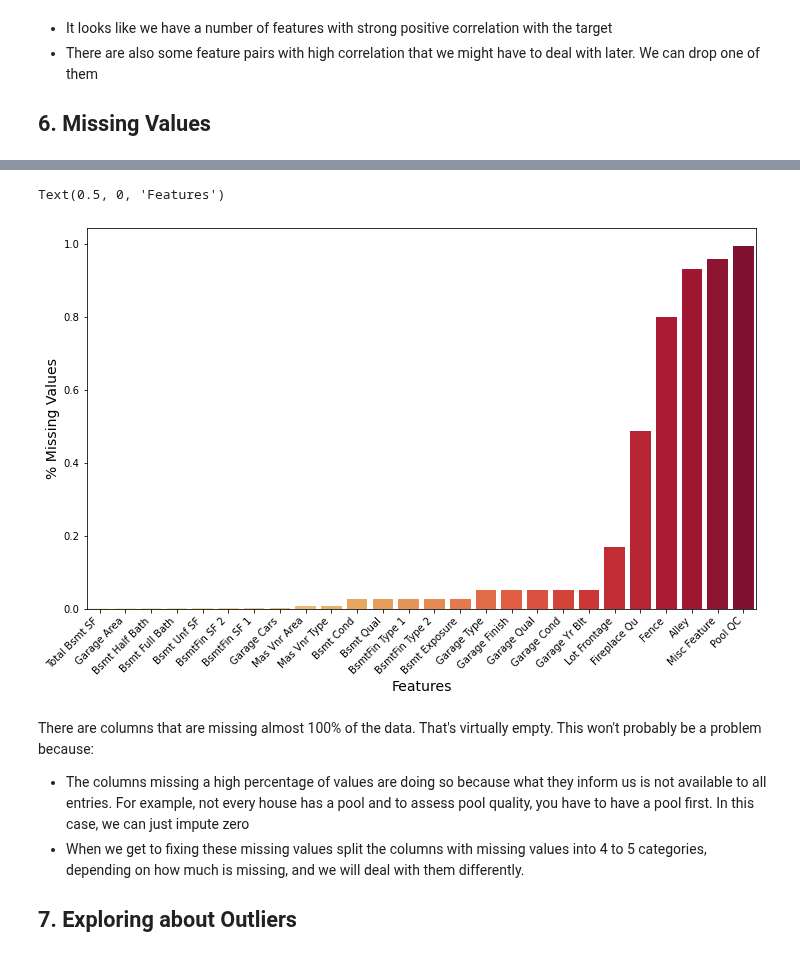
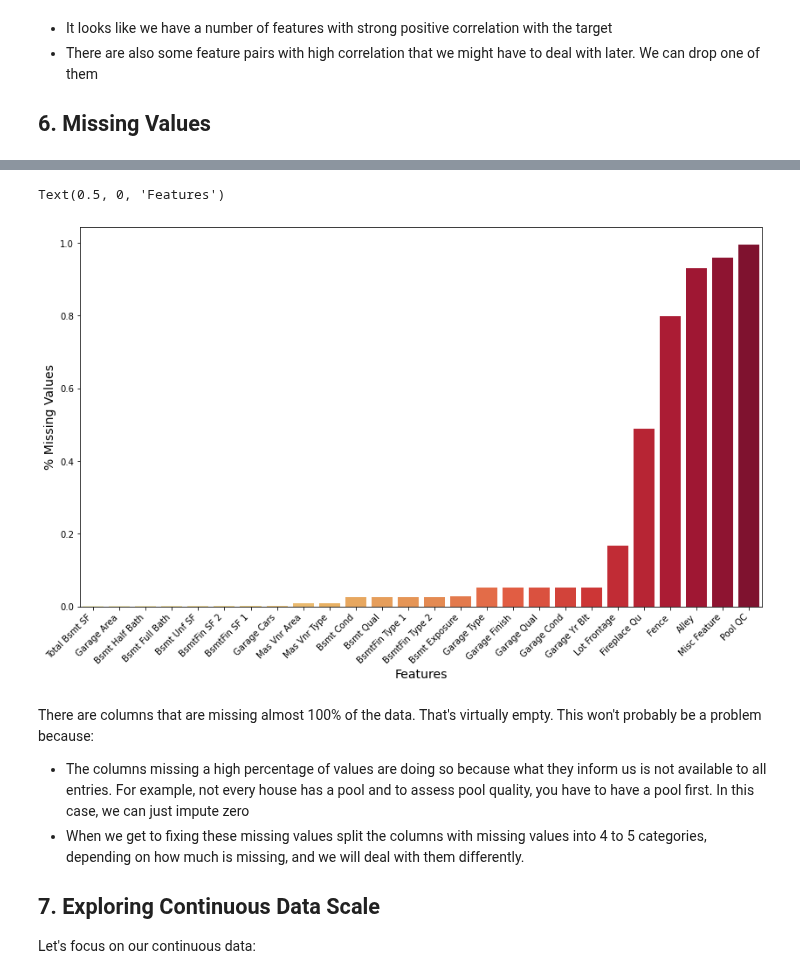
Before and after one commit to harera3/ML_Portfolio, a Jupyter notebook: 14_Ames_Housing_EDA.ipynb, the cells around one changed output, grey strips where cells are left out. Cells and saved outputs as stored; diff of their text form; code cells hidden in the pictures.

Commit message:
7. Exploring continuous data scale

```diff
--- a/14_Ames_Housing_EDA.ipynb
+++ b/14_Ames_Housing_EDA.ipynb
@@ -146,20 +146,21 @@ dtype: float64
 # %%
 null_plot = pd.DataFrame()
 null_plot['feature'] = null_only.index
 null_plot['% missing'] = null_only.values
 
-plt.figure(figsize=(12,7))
+plt.figure(figsize=(14,8))
 ax = sns.barplot(x='feature', y='% missing',
                  data=null_plot, palette='YlOrRd')
 plt.xticks(rotation=45, ha='right')
 plt.ylabel('% Missing Values', size=14)
 plt.xlabel('Features', size=14)
 # %% [output]
 Text(0.5, 0, 'Features')
-[figure, old version]
+[figure, new version]
 # %% [markdown]
 There are columns that are missing almost 100% of the data. That's virtually empty. This won't probably be a problem because:
 - The columns missing a high percentage of values are doing so because what they inform us is not available to all entries. For example, not every house has a pool and to assess pool quality, you have to have a pool first. In this case, we can just impute zero
 - When we get to fixing these missing values split the columns with missing values into 4 to 5 categories, depending on how much is missing, and we will deal with them differently.
 
-## 7. Exploring about Outliers
+## 7. Exploring Continuous Data Scale
+Let's focus on our continuous data:
```
Also changed, not shown: parts of 4 cells of this notebook.
